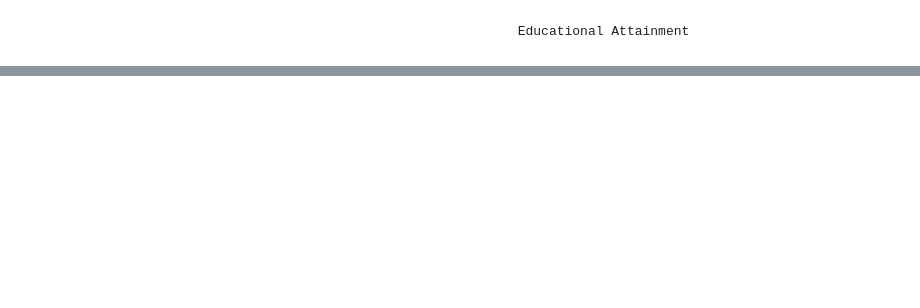
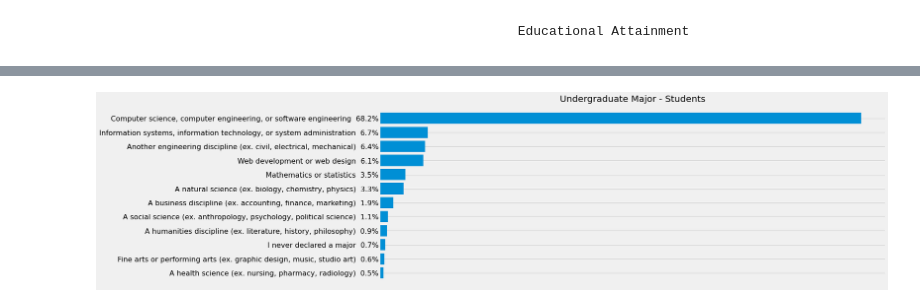
Before and after one commit to anri-Tvalabeishvili/Stackoverflow-Survey-Analysis, a Jupyter notebook: Project.ipynb, the cells around one changed output, grey strips where cells are left out. Saved outputs shown, nothing was run; the diff lists cells and outputs as text; code cells hidden in the pictures; blank space fills up the shorter version.

```diff
--- a/Project.ipynb
+++ b/Project.ipynb
@@ -758,0 +835,28 @@ Build_Barh_sizes( key_Phrases , Quantity, EdLevel ,"fivethirtyeight", False , (1
+# %%
+UndergradMajor = data["UndergradMajor"]
+
+UndergradMajor.dropna(inplace=True)
+
+Student = data["Student"]
+
+Student.dropna(inplace=True)
+
+
+New_UndergradMajor = data[(UndergradMajor != "NA5N") &  ((data["Student"] == "Yes, part-time") | (data["Student"] == "Yes, full-time"))]  # ოო აქ ფრჩხილებმა გვიშველა
+
+
+counted_UndergradMajor_student =Counter( New_UndergradMajor["UndergradMajor"] )
+
+Counted_sorted_UndergradMajor_student = sort_dict_by_value(counted_UndergradMajor_student, False)  # ვალაგებთ ზრდის-კლების მიხედვით Hobbyist-ის პასუხებს
+
+key_Phrases=[]  # ვქმნით ფრაზების შესანახ ლისთს
+Quantity=[]     # ვქმნით რაოდენოის შესანახ ლისთს
+
+for i in Counted_sorted_UndergradMajor_student:   #ვანაწილებთ ლისთებში
+    key_Phrases.append(i)  # ვანაწილებთ ფრაზების შესანახ ლისთში
+    Quantity.append(Counted_sorted_UndergradMajor_student[i])  # ვანაწილებთ რაოდენოის შესანახ ლისთში
+
+
+Build_Barh_sizes( key_Phrases , Quantity, New_UndergradMajor ,"fivethirtyeight", False , (18,7), "Undergraduate Major - Students")  # ვაგებთ გრაფიკს
+# %% [output]
+[figure, added]
```
Also changed, not shown: parts of 26 cells of this notebook, 1 other file.
